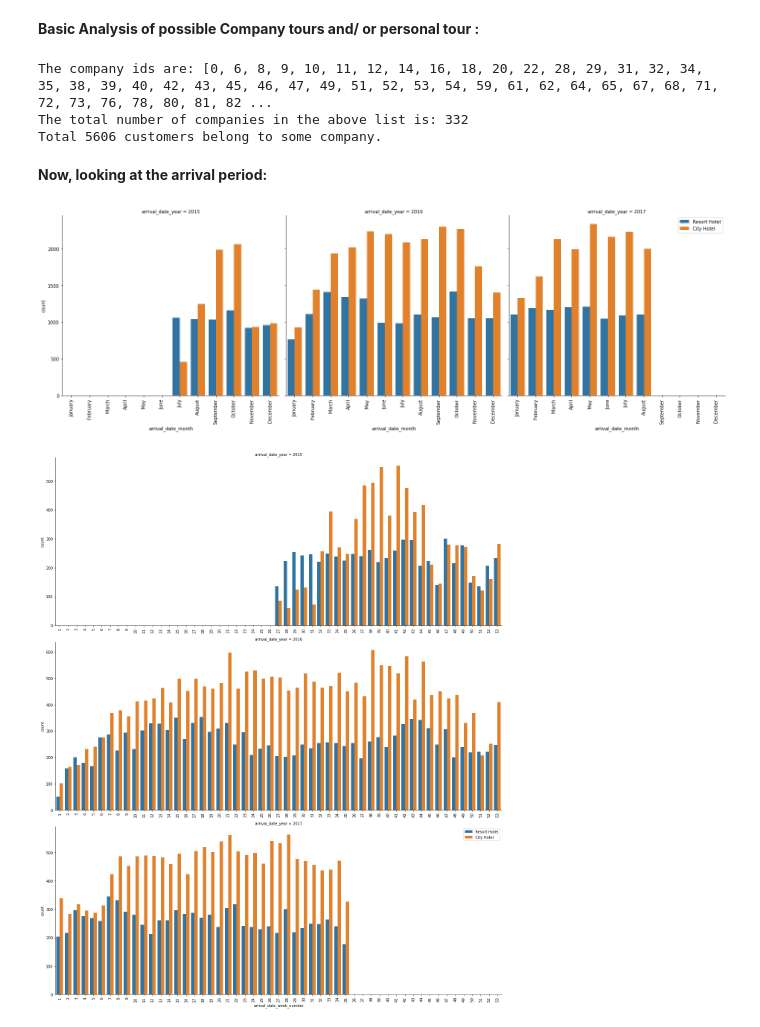
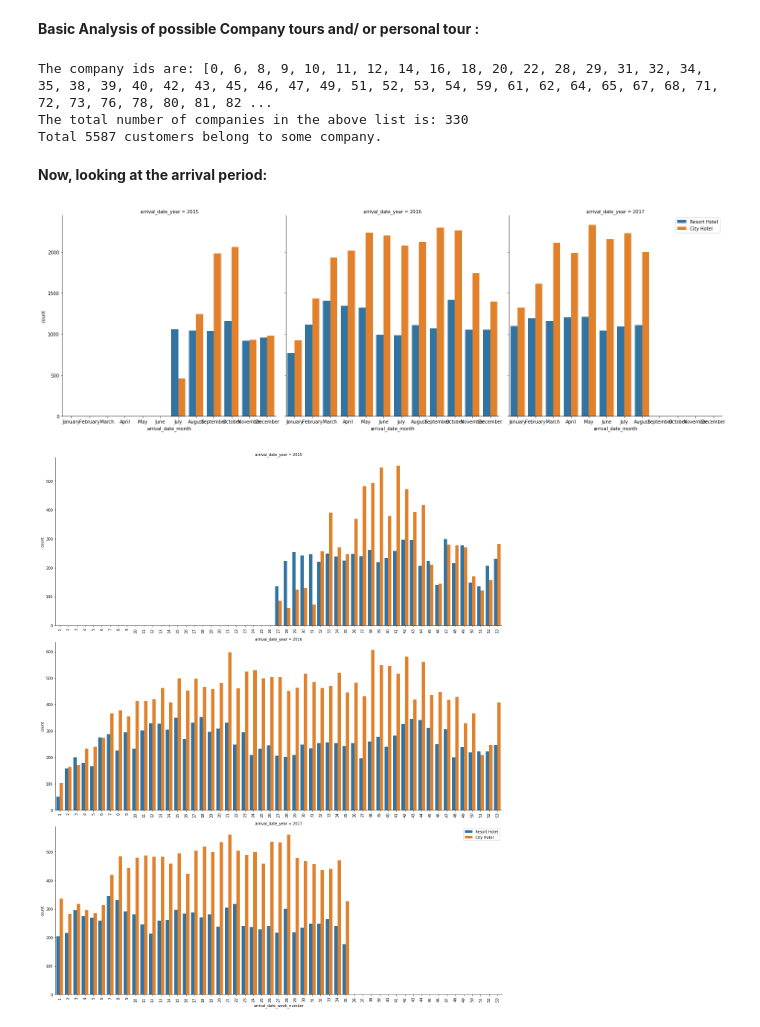
Before and after one commit to V-dit/EDA-hotel-booking-analysis, a Jupyter notebook: Hotel_Booking_Analysis_Final_File.ipynb, the cells around one changed output. Saved outputs shown, nothing was run; the diff lists cells and outputs as text; code cells hidden in the pictures.

```diff
--- a/Hotel_Booking_Analysis_Final_File.ipynb
+++ b/Hotel_Booking_Analysis_Final_File.ipynb
@@ -314,0 +319,3 @@ df.shape
+# %%
+# Dropping the rows that contains zero total visitors.
+df = df[df['total_visitors'] != 0]
@@ -471,23 +484,23 @@ company_customers = df['company'].loc[df['company']!= 0].count()
 print(f'Total {company_customers} customers belong to some company.')
 # %% [output]
 The company ids are: [0, 6, 8, 9, 10, 11, 12, 14, 16, 18, 20, 22, 28, 29, 31, 32, 34, 35, 38, 39, 40, 42, 43, 45, 46, 47, 49, 51, 52, 53, 54, 59, 61, 62, 64, 65, 67, 68, 71, 72, 73, 76, 78, 80, 81, 82 ...
-The total number of companies in the above list is: 332
-Total 5606 customers belong to some company.
+The total number of companies in the above list is: 330
+Total 5587 customers belong to some company.
 # %% [markdown]
 **Now, looking at the arrival period:**
 # %%
 order_months = ['January', 'February', 'March', 'April', 'May', 'June', 'July', 'August', 'September', 'October', 'November', 'December']
 arrival_data = df[['hotel', 'arrival_date_year', 'arrival_date_month', 'arrival_date_week_number',
               'arrival_date_day_of_month', 'stays_in_weekend_nights', 'stays_in_week_nights']]
-plot = sns.catplot(x = 'arrival_date_month', hue = 'hotel', col = 'arrival_date_year',
+plot3 = sns.catplot(x = 'arrival_date_month', hue = 'hotel', col = 'arrival_date_year',
             data = arrival_data, kind="count", height=7, aspect=1, order = order_months, legend = False)
 plt.legend(loc='upper right')
 
 for axes in plot.axes.flat:
     _ = axes.set_xticklabels(axes.get_xticklabels(), rotation=90)
 plt.tight_layout()
 # %% [output]
-[figure, old version]
+[figure, new version]
 # %%
 week_order = list(range(1,54))
 plot = sns.catplot(x = 'arrival_date_week_number', hue = 'hotel', col = 'arrival_date_year',col_wrap=1,
```
Also changed, not shown: parts of 30 cells of this notebook.
